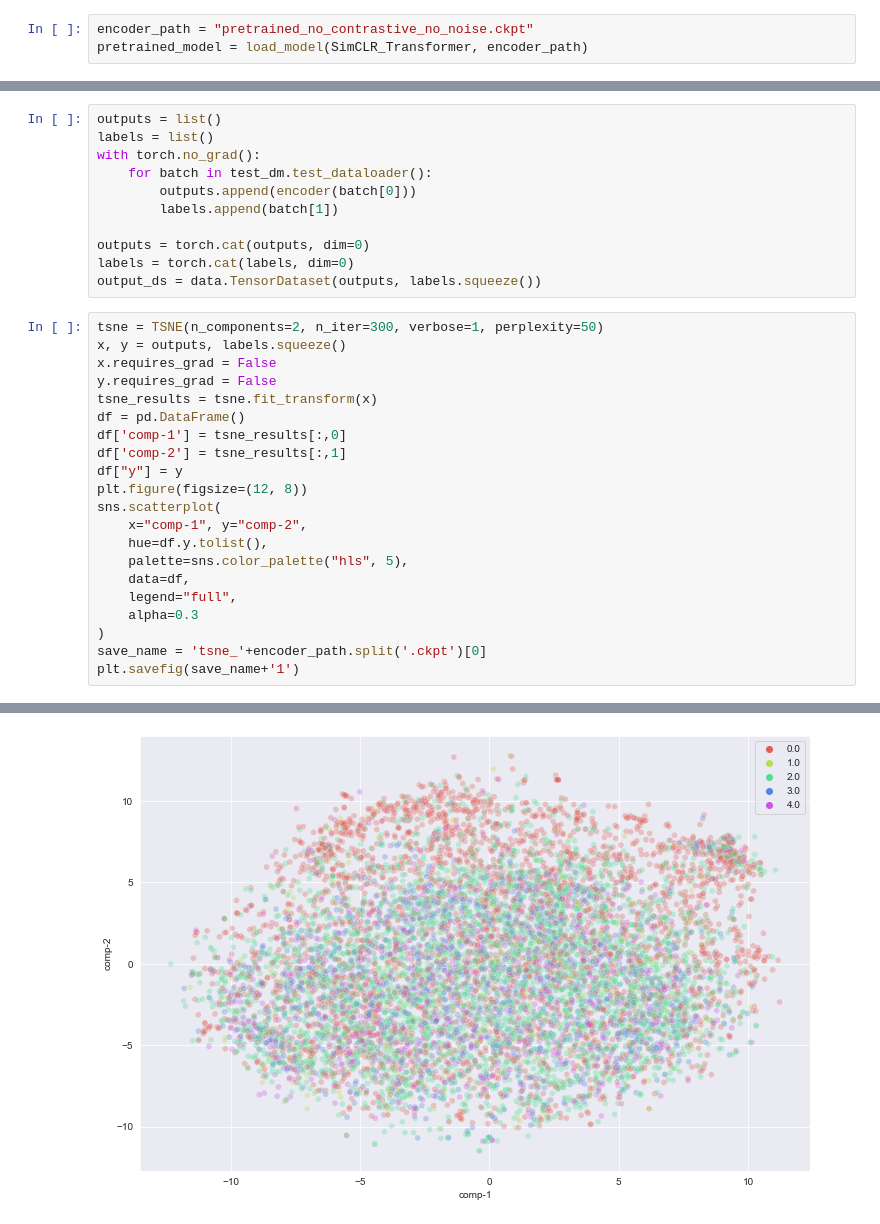
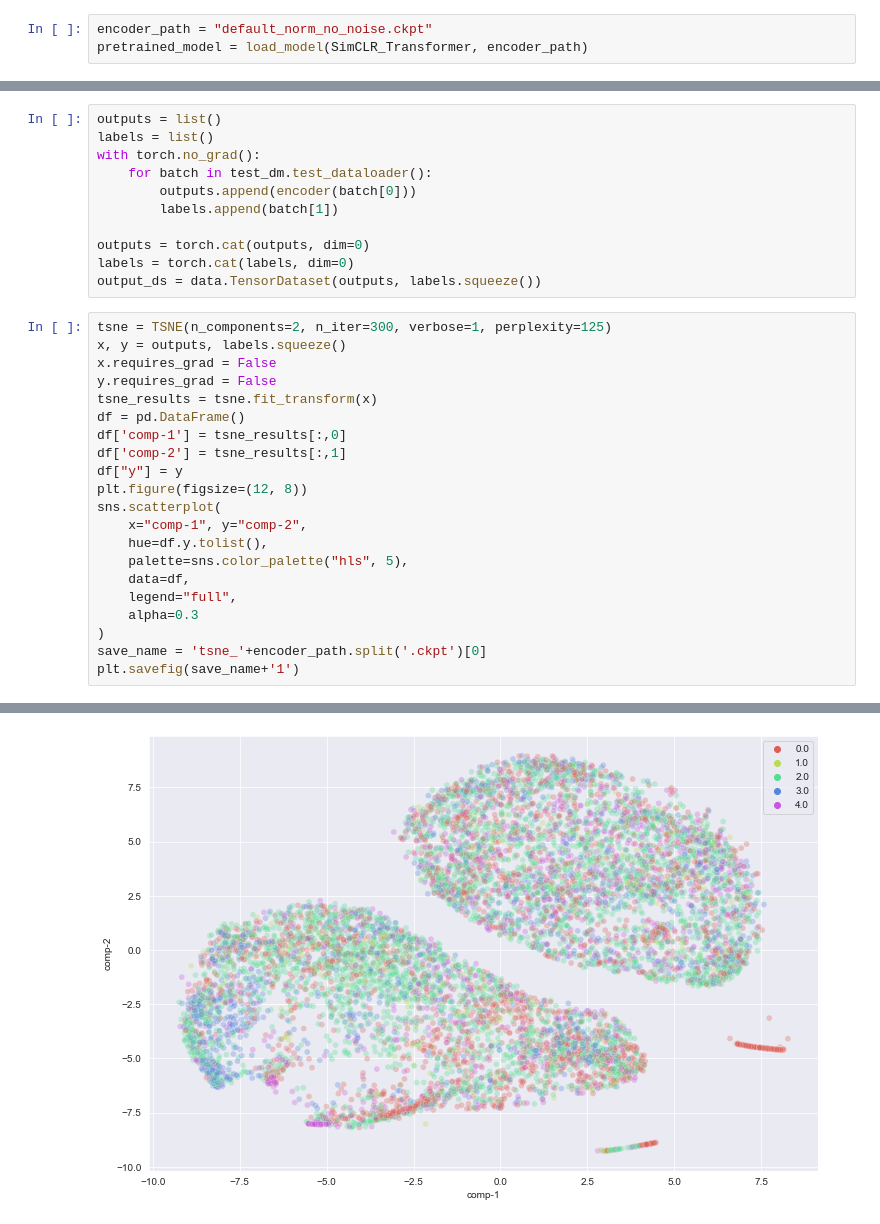
Before and after one commit to TomS55555/thesis, a Jupyter notebook: experiments/SleepTransformer/simclr/visualize_pretrained_model.ipynb, the cells around one changed output, grey strips where cells are left out. Saved outputs shown, nothing was run; the diff lists cells and outputs as text.

```diff
--- a/experiments/SleepTransformer/simclr/visualize_pretrained_model.ipynb
+++ b/experiments/SleepTransformer/simclr/visualize_pretrained_model.ipynb
@@ -14,7 +14,7 @@ import torch.utils.data as data
 import experiments.SleepTransformer.simclr.train as tt
 import constants
 # %%
-encoder_path = "pretrained_no_contrastive_no_noise.ckpt"
+encoder_path = "default_norm_no_noise.ckpt"
 pretrained_model = load_model(SimCLR_Transformer, encoder_path)
 # %%
 encoder = pretrained_model.f
@@ -42,7 +42,7 @@ outputs = torch.cat(outputs, dim=0)
 labels = torch.cat(labels, dim=0)
 output_ds = data.TensorDataset(outputs, labels.squeeze())
 # %%
-tsne = TSNE(n_components=2, n_iter=300, verbose=1, perplexity=50)
+tsne = TSNE(n_components=2, n_iter=300, verbose=1, perplexity=125)
 x, y = outputs, labels.squeeze()
 x.requires_grad = False
 y.requires_grad = False
@@ -82 +82 @@ plt.savefig(save_name+'1')
-[figure, old version]
+[figure, new version]
```
Also changed, not shown: parts of 1 cell of this notebook, 2 other files.
